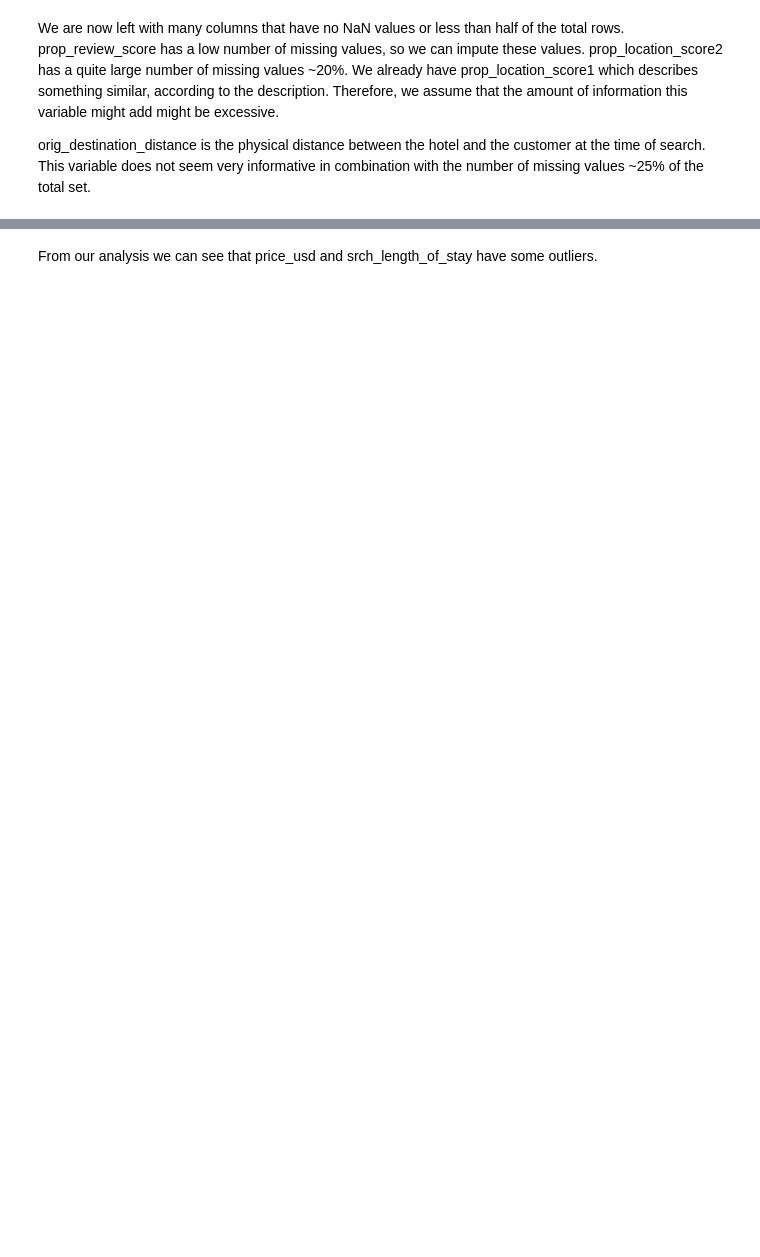
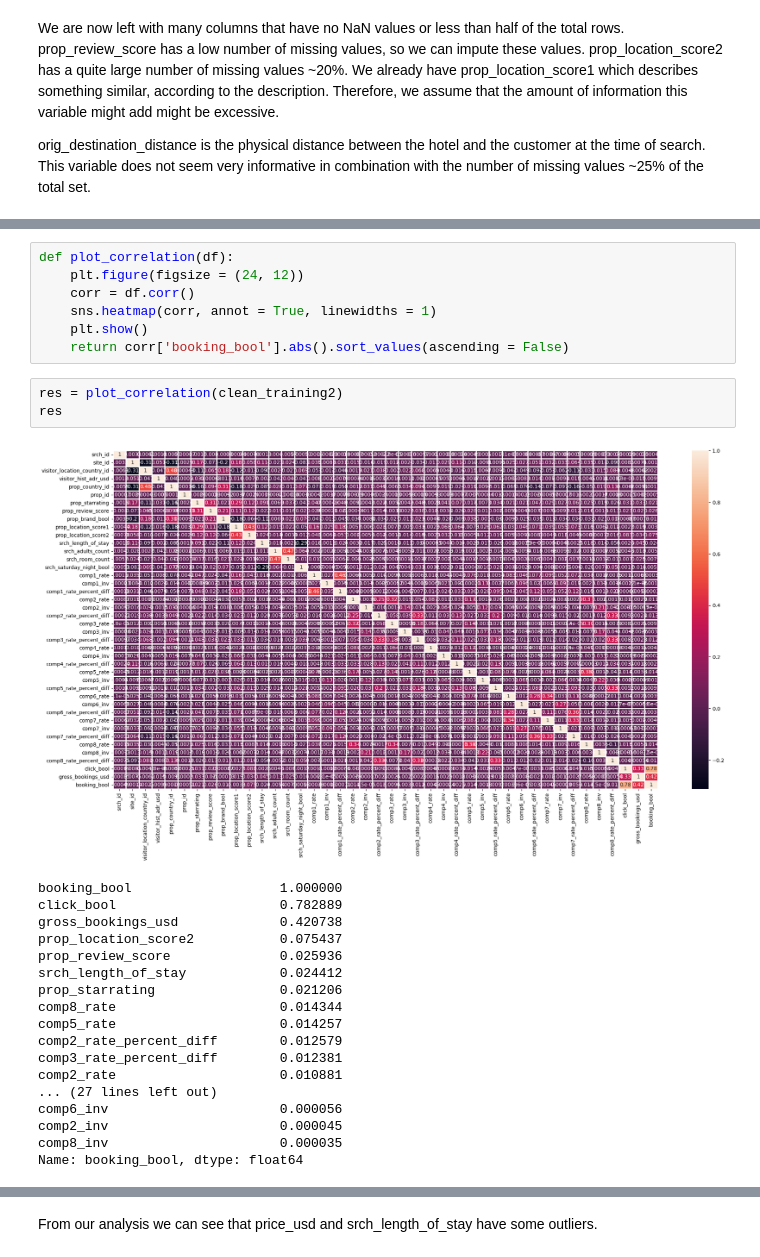
Before and after one commit to SoberZ/data-mining-techniques, a Jupyter notebook: A2/Feature_Engineering.ipynb, the cells around one changed output, grey strips where cells are left out. Drawn from its saved outputs; the diff is of its cells as text; blank space fills up the shorter version.

```diff
--- a/A2/Feature_Engineering.ipynb
+++ b/A2/Feature_Engineering.ipynb
@@ -143 +171,30 @@ clean_training = clean_training.drop(removing_cols, axis=1)
 In order to get a better understanding of the distribution of our data, outlier detection would be a necessary step to evaluate the data. In our model we will treat outliers as missing values, this way we can have enough data to work with without the need to remove a lot of datapoints.
+# %%
+def plot_correlation(df):
+    plt.figure(figsize = (24, 12))
+    corr = df.corr()
+    sns.heatmap(corr, annot = True, linewidths = 1)
+    plt.show()
+    return corr['booking_bool'].abs().sort_values(ascending = False)
+# %%
+res = plot_correlation(clean_training2)
+res
+# %% [output]
+[figure, added]
+booking_bool                   1.000000
+click_bool                     0.782889
+gross_bookings_usd             0.420738
+prop_location_score2           0.075437
+prop_review_score              0.025936
+srch_length_of_stay            0.024412
+prop_starrating                0.021206
+comp8_rate                     0.014344
+comp5_rate                     0.014257
+comp2_rate_percent_diff        0.012579
+comp3_rate_percent_diff        0.012381
+comp2_rate                     0.010881
+... (27 lines left out)
+comp6_inv                      0.000056
+comp2_inv                      0.000045
+comp8_inv                      0.000035
+Name: booking_bool, dtype: float64
```
Also changed, not shown: parts of 54 cells of this notebook.
